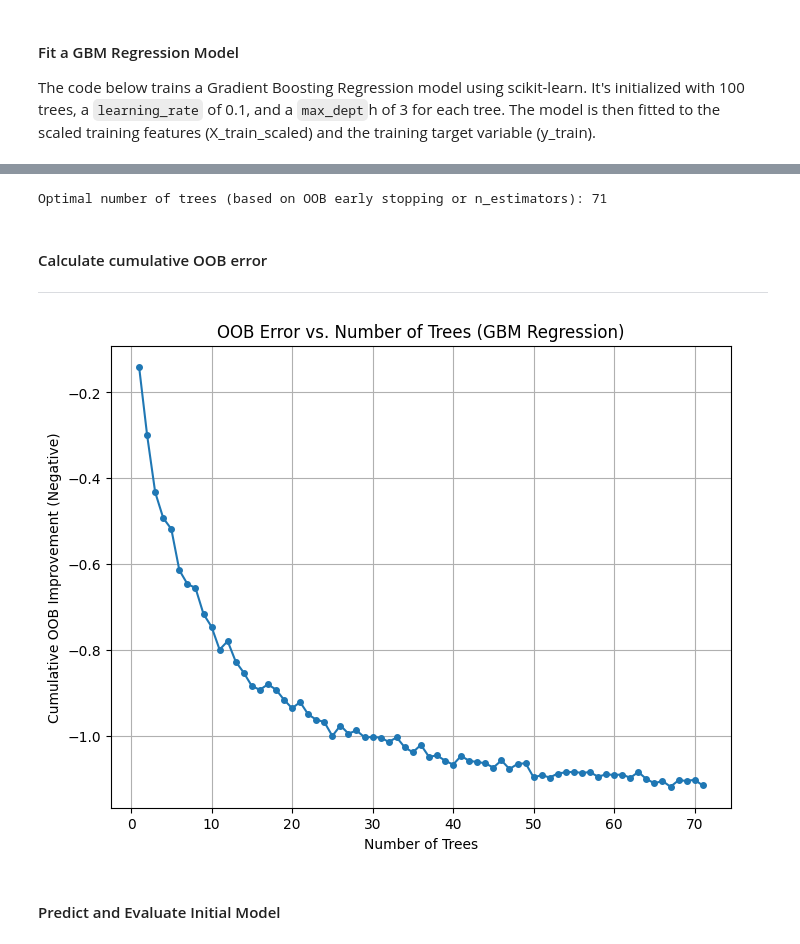
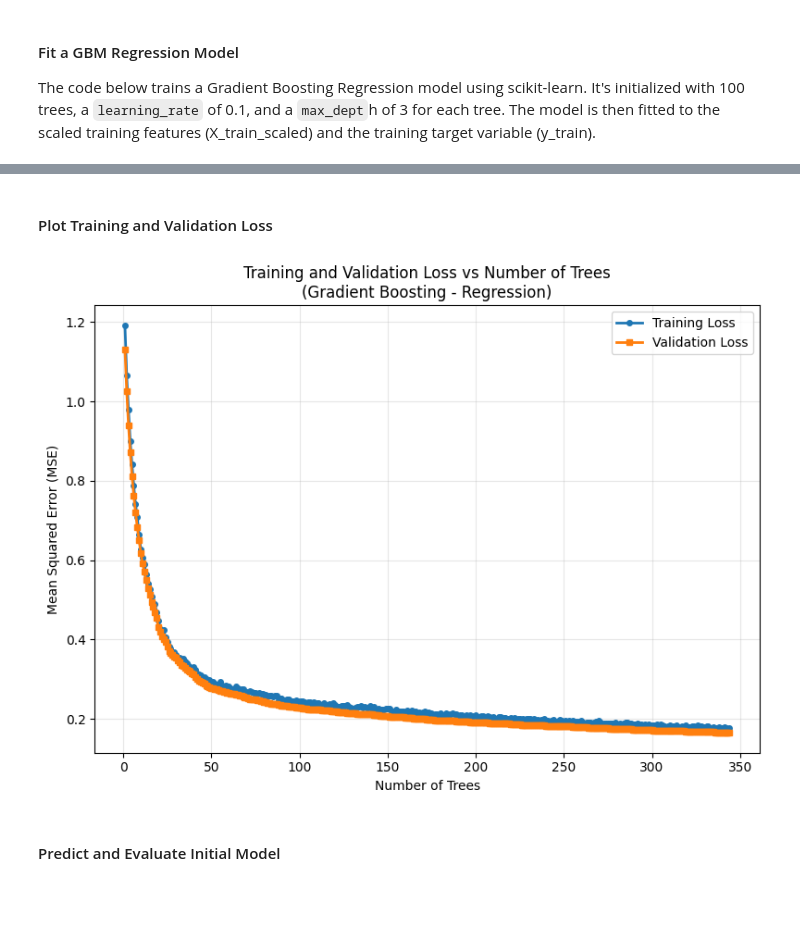
Before and after one commit to zia207/python-colab, a Jupyter notebook: NoteBook/Machine_Learning/Tree_based/03-01-03-01-tree-based-models-gradient-boosted-gbm-python.ipynb, the cells around one changed output, grey strips where cells are left out. Drawn from its saved outputs; the diff is of its cells as text; code cells hidden in the pictures; blank space fills up the shorter version.

```diff
--- a/NoteBook/Machine_Learning/Tree_based/03-01-03-01-tree-based-models-gradient-boosted-gbm-python.ipynb
+++ b/NoteBook/Machine_Learning/Tree_based/03-01-03-01-tree-based-models-gradient-boosted-gbm-python.ipynb
@@ -470,53 +476,32 @@ GradientBoostingRegressor(random_state=123)
-# %%
-# Evaluate initial model to find optimal number of trees using OOB
-# Note: scikit-learn's GradientBoostingRegressor requires subsample < 1.0
-# and setting n_iter_no_change or tol for built-in early stopping based on OOB improvement.
-# The oob_improvement_ attribute provides the improvement at each stage.
-
-# Since the initial model was fitted without subsample, we'll refit with subsample
-# to demonstrate OOB evaluation equivalent.
-initial_model_oob = GradientBoostingRegressor(n_estimators=100,
-                                                  learning_rate=0.1,
-                                                  max_depth=3,
-                                                  random_state=123,
-                                                  subsample=0.8, # Use subsampling for OOB
-                                                  n_iter_no_change=10, # Stop if no improvement for 10 iterations
-                                                  tol=0.01 # Tolerance for improvement
-                                                 )
-initial_model_oob.fit(X_train_scaled, y_train)
-
-# The number of trees is determined by the early stopping if enabled.
-# If early stopping did not activate, it's n_estimators.
-initial_n_trees_oob = initial_model_oob.n_estimators_ # Number of boosting stages fitted
-print(f"Optimal number of trees (based on OOB early stopping or n_estimators): {initial_n_trees_oob}")
-
-# You can also inspect the OOB improvement at each stage
-# print("OOB improvement at each stage:", initial_gbm_model_oob.oob_improvement_)
-# %% [output]
-Optimal number of trees (based on OOB early stopping or n_estimators): 71
-# %% [markdown]
-#### Calculate cumulative OOB error
-
----
-# %%
-# Calculate cumulative OOB error
-# The oob_improvement_ attribute stores the improvement at each stage.
-# The initial error is not stored, but we can assume it's high.
-# We can plot the negative cumulative sum of improvements as a proxy for error reduction.
-# A smaller value (more negative) indicates better performance.
-
-oob_errors = -np.cumsum(initial_model_oob.oob_improvement_)
-n_trees = np.arange(1, initial_model_oob.n_estimators_ + 1)
-
-plt.figure(figsize=(8, 6))
-plt.plot(n_trees, oob_errors, marker='o', linestyle='-', markersize=4)
-plt.xlabel("Number of Trees")
-plt.ylabel("Cumulative OOB Improvement (Negative)")
-plt.title("OOB Error vs. Number of Trees (GBM Regression)")
-plt.grid(True)
-plt.show()
-# %% [output]
-[figure, removed]
+# %% [markdown]
+#### Plot Training and Validation Loss
+# %%
+initial_model.fit(X_train_scaled, y_train)
+
+# Retrieve training loss (deviance)
+train_loss = initial_model.train_score_
+
+# Calculate validation loss using staged_predict
+val_loss = []
+validation_indices = int(len(X_train_scaled) * (1 - initial_model.validation_fraction))
+X_val = X_train_scaled.iloc[validation_indices:]
+y_val = y_train.iloc[validation_indices:]
+for y_pred in initial_model.staged_predict(X_val):
+    val_loss.append(mean_squared_error(y_val, y_pred))
+
+# Plot Training vs Validation Loss
+plt.figure(figsize=(8, 6))
+plt.plot(np.arange(1, len(train_loss) + 1), train_loss, label='Training Loss', marker='o', markersize=4, linewidth=2)
+plt.plot(np.arange(1, len(val_loss) + 1), val_loss, label='Validation Loss', marker='s', markersize=4, linewidth=2)
+plt.xlabel("Number of Trees")
+plt.ylabel("Mean Squared Error (MSE)")
+plt.title("Training and Validation Loss vs Number of Trees\n(Gradient Boosting - Regression)")
+plt.legend()
+plt.grid(True, alpha=0.3)
+plt.tight_layout()
+plt.show()
+# %% [output]
+[figure, added]
 # %% [markdown]
 #### Predict and Evaluate Initial Model
 # %%
```
Also changed, not shown: parts of 38 cells of this notebook.
